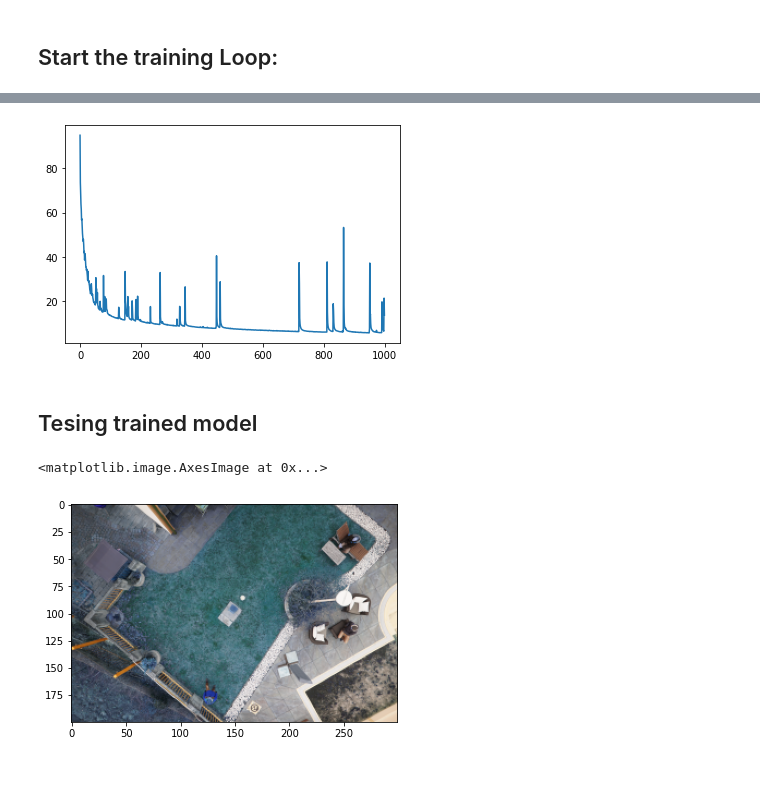
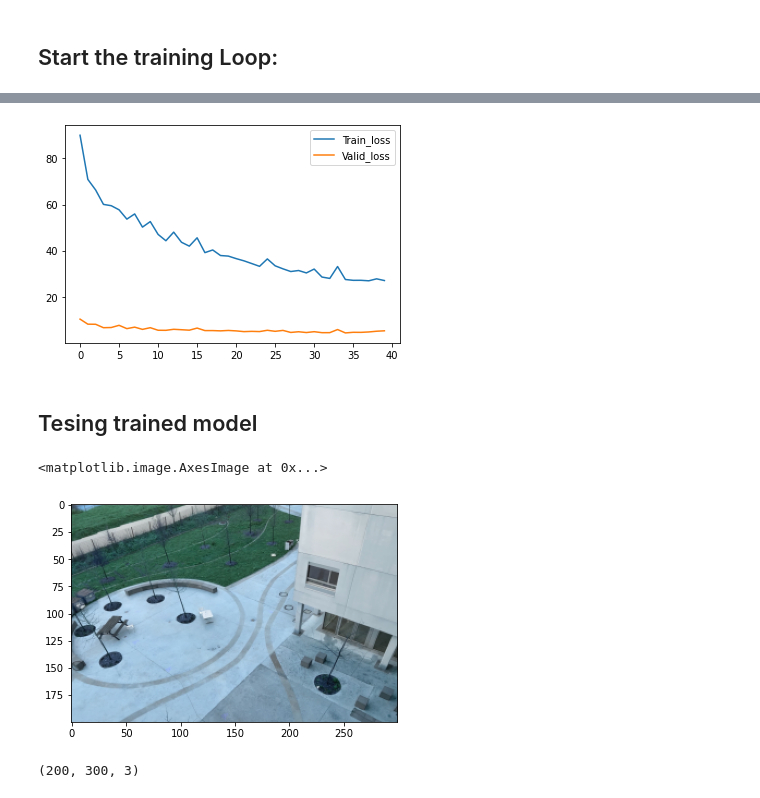
Before and after one commit to Combi2k2/Combi-Unet, a Jupyter notebook: Combi_Unet.ipynb, the cells around one changed output, grey strips where cells are left out. Drawn from its saved outputs; the diff is of its cells as text; code cells hidden in the pictures.

```diff
--- a/Combi_Unet.ipynb
+++ b/Combi_Unet.ipynb
@@ -295,9 +348,13 @@ Epoch 1000: Train_loss = 13.632970333099365
 # %%
-plt.plot(epochs, losses)
+plt.plot(epochs, train_loss, label = 'Train_loss')
+plt.plot(epochs, valid_loss, label = 'Valid_loss')
+
+plt.legend(loc = 'upper right')
+
 plt.savefig('Train Loss of 1000 epochs')
 plt.show()
 # %% [output]
-[figure, old version]
+[figure, new version]
 # %%
 torch.save(My_Unet.state_dict(), 'Combi_Unet.model')
 # %% [markdown]
@@ -327,9 +376,13 @@ def predict(image, gt_mask):
 # %%
-img = cv2.imread('/content/dataset/semantic_drone_dataset/original_images/095.jpg')
+img = cv2.imread('/content/IMG_0547.jpg')
 img = cv2.resize(img, dsize = (300, 200), interpolation = cv2.INTER_AREA)
 
 plt.imshow(img)
 # %% [output]
 <matplotlib.image.AxesImage at 0x...>
-[figure, old version]
+[figure, new version]
+# %%
+print(img.shape)
+# %% [output]
+(200, 300, 3)
 # %%
```
Also changed, not shown: parts of 20 cells of this notebook.
